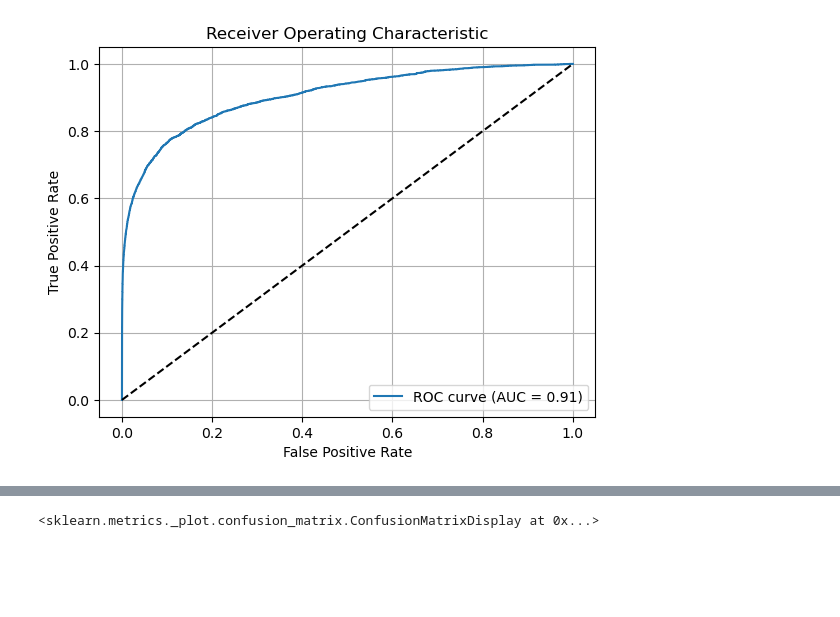
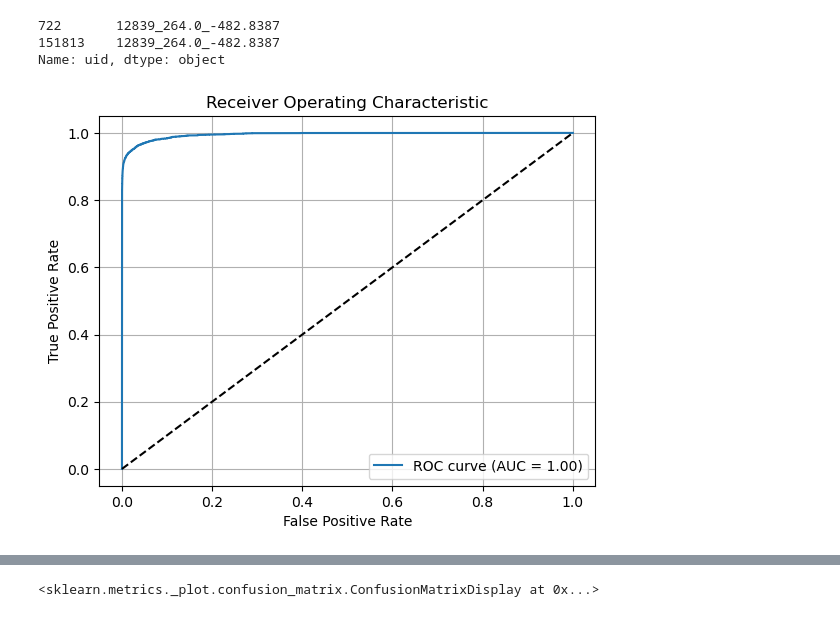
Before and after one commit to zamiulalam/FindingFraud, a Jupyter notebook: notebooks/agekow_training.ipynb, the cells around one changed output, grey strips where cells are left out. Cells and saved outputs as stored; diff of their text form; code cells hidden in the pictures; blank space fills up the shorter version.

```diff
--- a/notebooks/agekow_training.ipynb
+++ b/notebooks/agekow_training.ipynb
@@ -207,0 +87,7 @@ df_train = remove_correlated_columns(df_train, v_columns, target_col, False)
+# %%
+columns_to_encode = [v for v in df.columns if v.startswith("V")]
+columns_to_encode.append("TransactionAmt")
+columns_to_encode.append("TransactionDT")
+d_columns = [v for v in df.columns if v.startswith("D")]
+columns_to_encode += d_columns
+df = encode_AG(df, 'uid', columns_to_encode)
@@ -207,0 +103,6 @@ df_train = remove_correlated_columns(df_train, v_columns, target_col, False)
+# %%
+d['uid']
+# %% [output]
+722       12839_264.0_-482.8387
+151813    12839_264.0_-482.8387
+Name: uid, dtype: object
@@ -208,41 +118,42 @@ df_train = remove_correlated_columns(df_train, v_columns, target_col, False)
 # %%
 # Fill NaN for V columns with mean values
-v_columns = [str(col) for col in df_train.columns if str(col).startswith("V")]
-df_train = df_train.fillna(df_train[v_columns].mean())
+v_columns = [str(col) for col in df.columns if str(col).startswith("V")]
+df = df.fillna(df[v_columns].mean())
 # %%
 from sklearn.model_selection import train_test_split
 
-y = df_train["isFraud"]
-X = df_train.drop(columns=["isFraud"])
+y = df["isFraud"]
+X = df.drop(columns=["isFraud", "uid"])
 X_train, X_test, y_train, y_test = train_test_split(X, y, test_size=0.2, random_state=42, stratify=y)
 # %%
 params = {"device":"cuda", "objective":"binary:logistic",
                 "eval_metric":"logloss",
-                'learning_rate': 0.05,
-                'max_depth': 5, }
+                'learning_rate': 0.12,
+                'max_depth': 12, }
 
 dtrain = xgb.DMatrix(X, label=y)
 dval = xgb.DMatrix(X_test, label=y_test)
 
-model = xgb.train(params, dtrain, num_boost_round=100)
+model = xgb.train(params, dtrain, num_boost_round=150)
 importance = model.get_score(importance_type='gain')
+
+y_prob = model.predict(dval)
 # %%
-prob = model.predict(dval)
 
 # Compute ROC curve and AUC
-fpr, tpr, threshold = roc_curve(y_test.astype(int).values, prob)
+fpr, tpr, threshold = roc_curve(y_test.astype(int).values, y_prob)
 optimal_idx = np.argmax(tpr - fpr)
 optimal_threshold = threshold[optimal_idx]
 roc_auc = auc(fpr, tpr)
 
 plt.figure()
 plt.plot(fpr, tpr, label=f'ROC curve (AUC = {roc_auc:.2f})')
 plt.plot([0, 1], [0, 1], 'k--')  # Diagonal line
 plt.xlabel('False Positive Rate')
 plt.ylabel('True Positive Rate')
 plt.title('Receiver Operating Characteristic')
 plt.legend(loc='lower right')
 plt.grid(True)
 plt.show()
 # %% [output]
-[figure, old version]
+[figure, new version]
```
Also changed, not shown: parts of 22 cells of this notebook, 2 other files.
